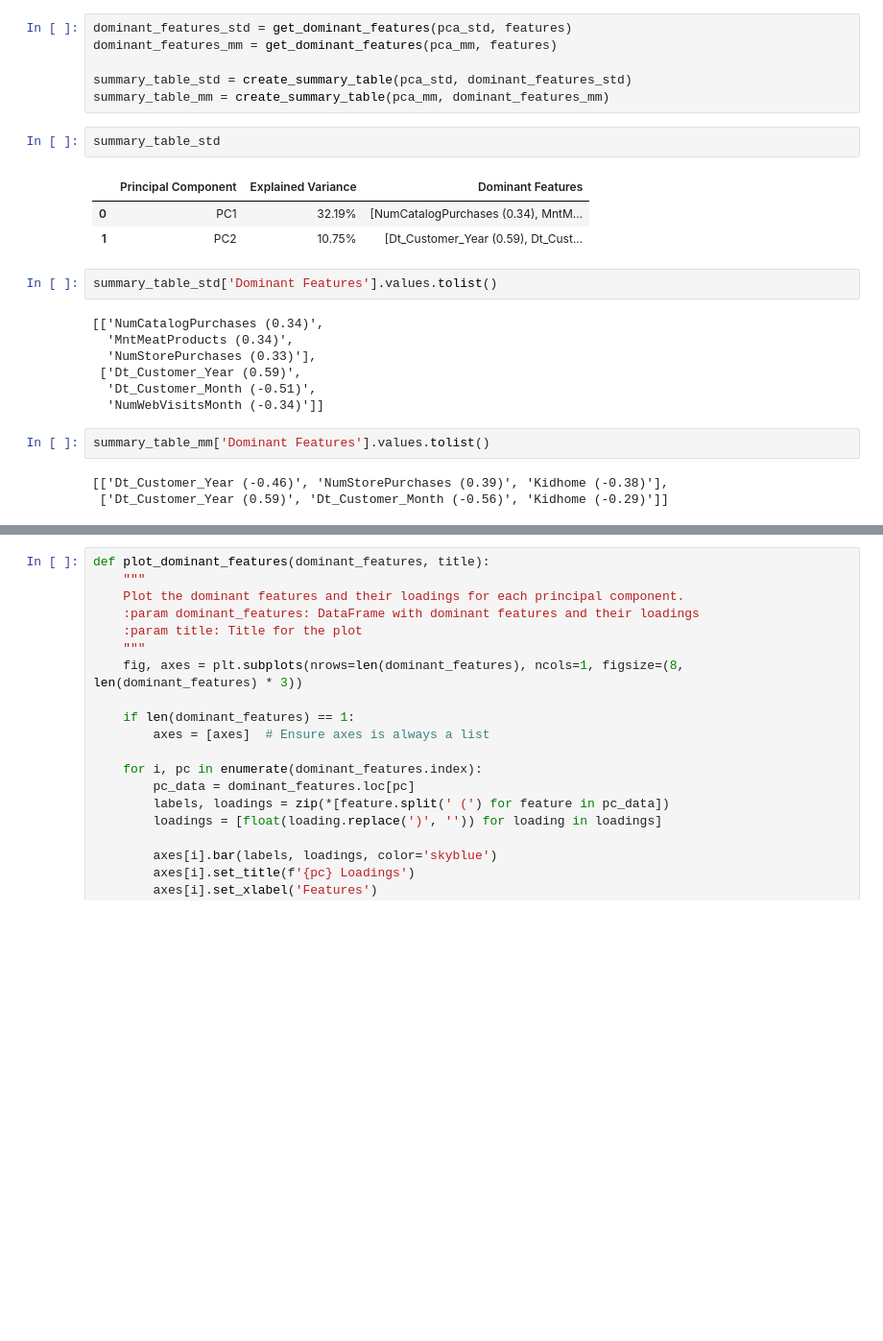
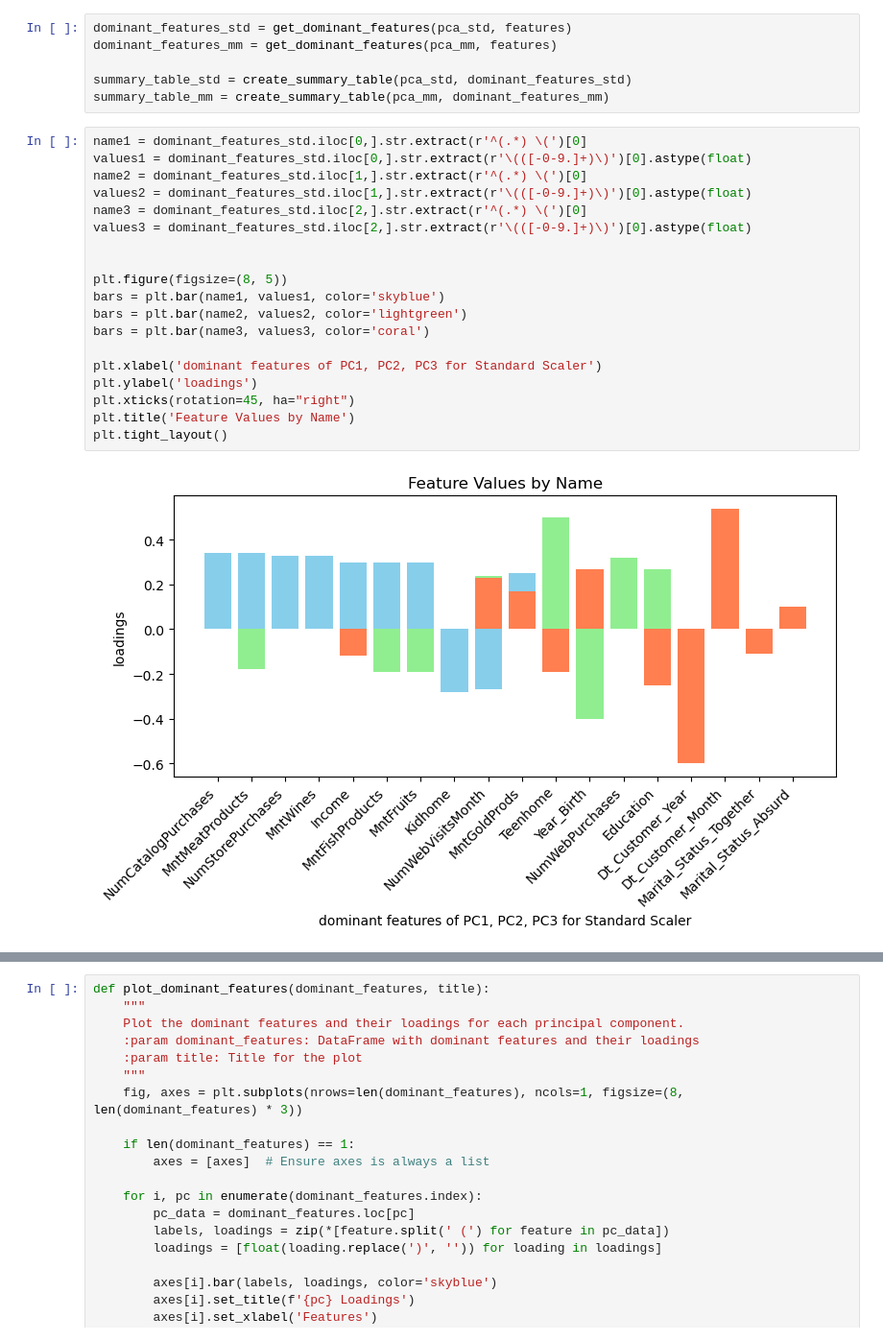
Before and after one commit to Sepehr-A/CLA_Project, a Jupyter notebook: PCA_HW/PCA_HW_NEW.ipynb, the cells around one changed output, grey strips where cells are left out. Shown at 96% size. Cells and saved outputs as stored; diff of their text form; blank space fills up the shorter version.

```diff
--- a/PCA_HW/PCA_HW_NEW.ipynb
+++ b/PCA_HW/PCA_HW_NEW.ipynb
@@ -429,22 +384,23 @@ dominant_features_mm = get_dominant_features(pca_mm, features)
 summary_table_std = create_summary_table(pca_std, dominant_features_std)
 summary_table_mm = create_summary_table(pca_mm, dominant_features_mm)
 # %%
-summary_table_std
+name1 = dominant_features_std.iloc[0,].str.extract(r'^(.*) \(')[0]
+values1 = dominant_features_std.iloc[0,].str.extract(r'\(([-0-9.]+)\)')[0].astype(float)
+name2 = dominant_features_std.iloc[1,].str.extract(r'^(.*) \(')[0]
+values2 = dominant_features_std.iloc[1,].str.extract(r'\(([-0-9.]+)\)')[0].astype(float)
+name3 = dominant_features_std.iloc[2,].str.extract(r'^(.*) \(')[0]
+values3 = dominant_features_std.iloc[2,].str.extract(r'\(([-0-9.]+)\)')[0].astype(float)
+
+
+plt.figure(figsize=(8, 5))
+bars = plt.bar(name1, values1, color='skyblue')
+bars = plt.bar(name2, values2, color='lightgreen')
+bars = plt.bar(name3, values3, color='coral')
+
+plt.xlabel('dominant features of PC1, PC2, PC3 for Standard Scaler')
+plt.ylabel('loadings')
+plt.xticks(rotation=45, ha="right")
+plt.title('Feature Values by Name')
+plt.tight_layout()
 # %% [output]
-|  | Principal Component | Explained Variance | Dominant Features |
-| 0 | PC1 | 32.19% | [NumCatalogPurchases (0.34), MntM... |
-| 1 | PC2 | 10.75% | [Dt_Customer_Year (0.59), Dt_Cust... |
+[figure, added]
-# %%
-summary_table_std['Dominant Features'].values.tolist()
-# %% [output]
-[['NumCatalogPurchases (0.34)',
-  'MntMeatProducts (0.34)',
-  'NumStorePurchases (0.33)'],
- ['Dt_Customer_Year (0.59)',
-  'Dt_Customer_Month (-0.51)',
-  'NumWebVisitsMonth (-0.34)']]
-# %%
-summary_table_mm['Dominant Features'].values.tolist()
-# %% [output]
-[['Dt_Customer_Year (-0.46)', 'NumStorePurchases (0.39)', 'Kidhome (-0.38)'],
- ['Dt_Customer_Year (0.59)', 'Dt_Customer_Month (-0.56)', 'Kidhome (-0.29)']]
```
Also changed, not shown: parts of 11 cells of this notebook.
